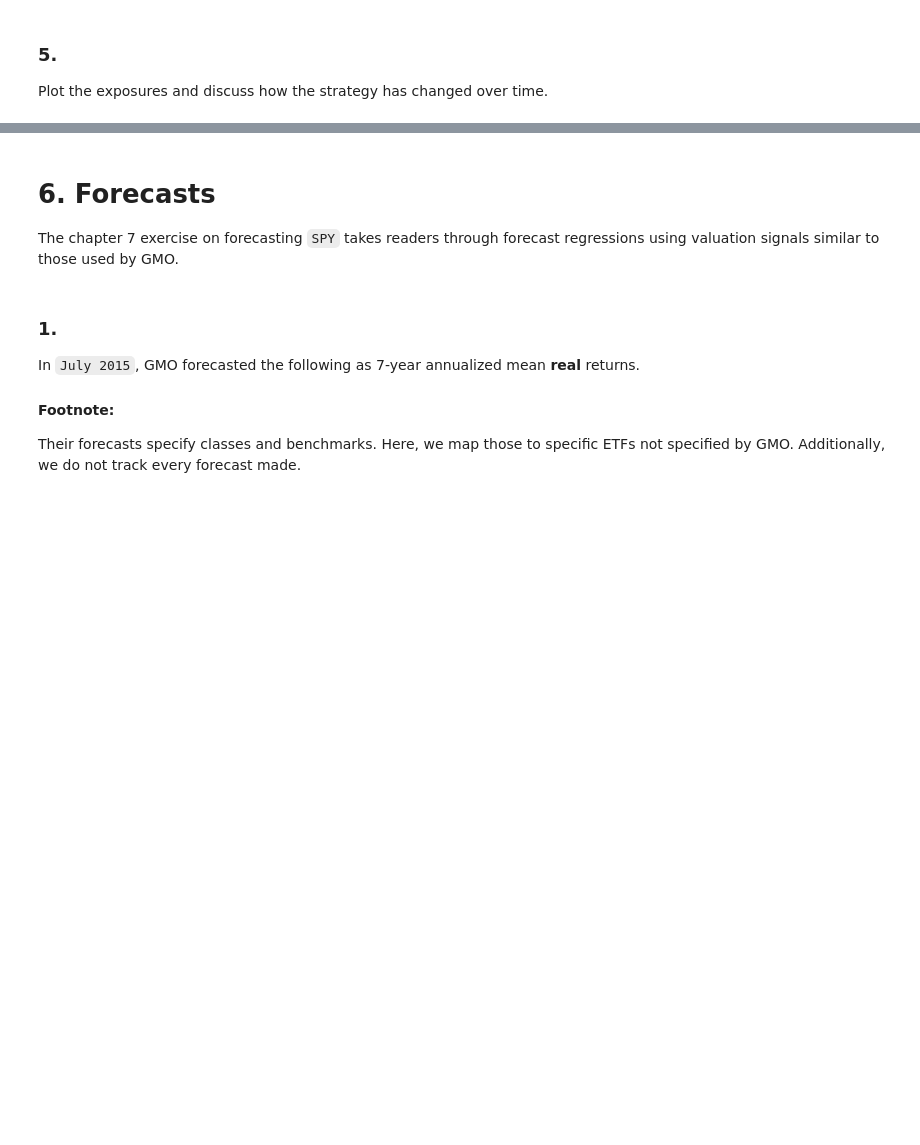
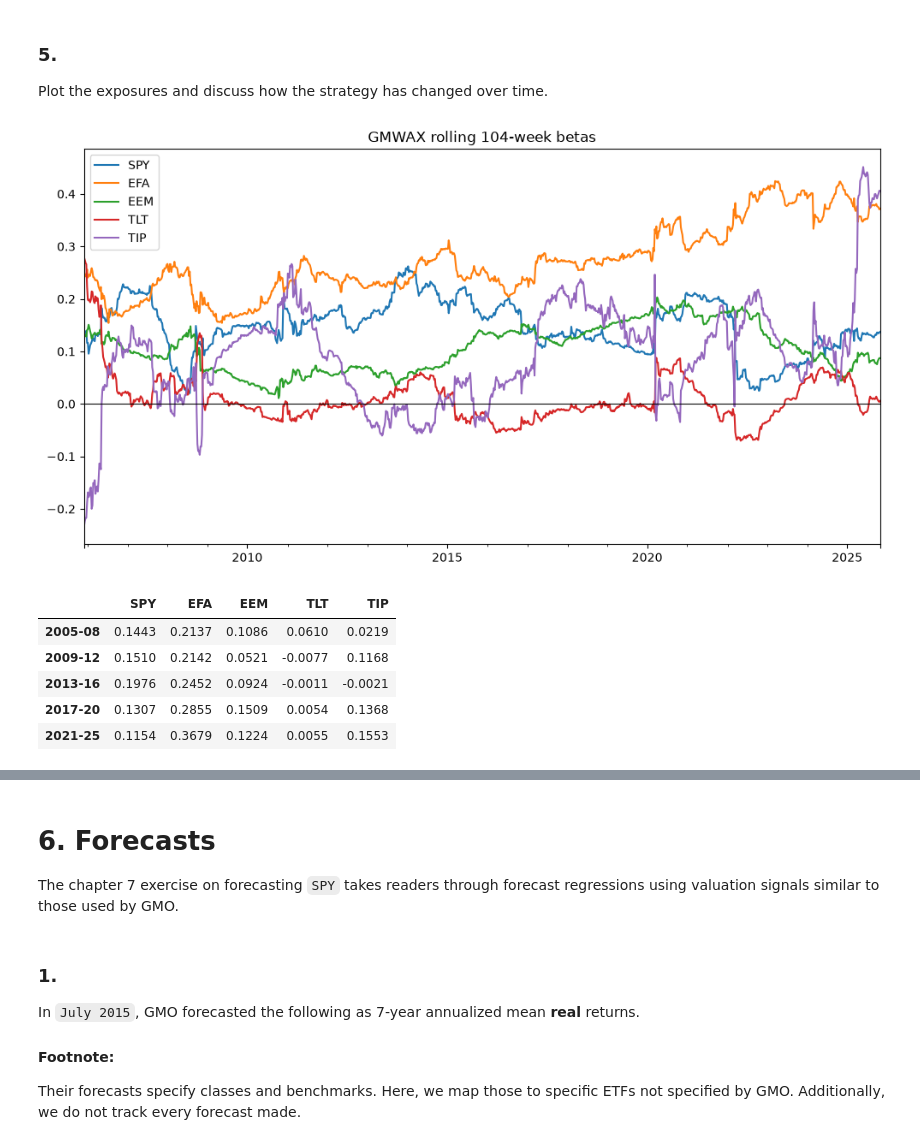
Before and after one commit to ivyxchan27/finm-367-groupc, a Jupyter notebook: ivy-work/gmo-case-study.ipynb, the cells around one changed output, grey strips where cells are left out. Cells and saved outputs as stored; diff of their text form; code cells hidden in the pictures; blank space fills up the shorter version.

```diff
--- a/ivy-work/gmo-case-study.ipynb
+++ b/ivy-work/gmo-case-study.ipynb
@@ -349,3 +732,20 @@ Make a bar chart of the betas at the final point in time.
 ### 5.
 
 Plot the exposures and discuss how the strategy has changed over time.
+# %%
+ax = rolling_betas[factors].plot(figsize=(12, 6), title=f'{FUND} rolling {WINDOW}-week betas')
+ax.axhline(0, color='black', lw=0.8)
+plt.show()
+
+# Average betas by period to summarize how the allocation has shifted
+rolling_betas[factors].groupby(pd.cut(rolling_betas.index.year,
+                                      bins=[2004, 2008, 2012, 2016, 2020, 2026],
+                                      labels=['2005-08', '2009-12', '2013-16', '2017-20', '2021-25'])).mean()
+# %% [output]
+[figure, added]
+|  | SPY | EFA | EEM | TLT | TIP |
+| 2005-08 | 0.1443 | 0.2137 | 0.1086 | 0.0610 | 0.0219 |
+| 2009-12 | 0.1510 | 0.2142 | 0.0521 | -0.0077 | 0.1168 |
+| 2013-16 | 0.1976 | 0.2452 | 0.0924 | -0.0011 | -0.0021 |
+| 2017-20 | 0.1307 | 0.2855 | 0.1509 | 0.0054 | 0.1368 |
+| 2021-25 | 0.1154 | 0.3679 | 0.1224 | 0.0055 | 0.1553 |
```
Also changed, not shown: parts of 34 cells of this notebook, 4 other files.
